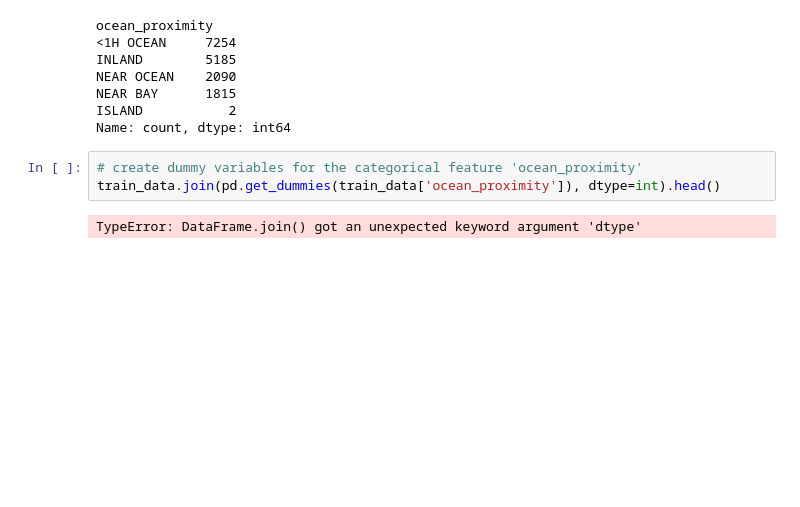
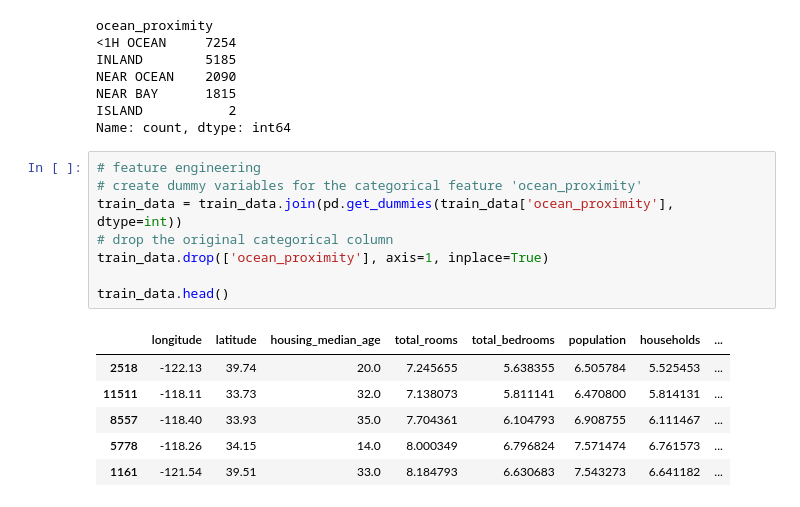
Before and after one commit to anhvw/ml-model-house-price-prediction, a Jupyter notebook: house-price-prediction.ipynb, the cells around one changed output. Drawn from its saved outputs; the diff is of its cells as text; blank space fills up the shorter version.

```diff
--- a/house-price-prediction.ipynb
+++ b/house-price-prediction.ipynb
@@ -149,7 +149,17 @@ NEAR BAY      1815
 ISLAND           2
 Name: count, dtype: int64
 # %%
+# feature engineering
 # create dummy variables for the categorical feature 'ocean_proximity'
-train_data.join(pd.get_dummies(train_data['ocean_proximity']), dtype=int).head()
+train_data = train_data.join(pd.get_dummies(train_data['ocean_proximity'], dtype=int))
+# drop the original categorical column
+train_data.drop(['ocean_proximity'], axis=1, inplace=True)
+
+train_data.head()
 # %% [output]
-TypeError: DataFrame.join() got an unexpected keyword argument 'dtype'
+|  | longitude | latitude | housing_median_age | total_rooms | total_bedrooms | population | households | ... |
+| 2518 | -122.13 | 39.74 | 20.0 | 7.245655 | 5.638355 | 6.505784 | 5.525453 | ... |
+| 11511 | -118.11 | 33.73 | 32.0 | 7.138073 | 5.811141 | 6.470800 | 5.814131 | ... |
+| 8557 | -118.40 | 33.93 | 35.0 | 7.704361 | 6.104793 | 6.908755 | 6.111467 | ... |
+| 5778 | -118.26 | 34.15 | 14.0 | 8.000349 | 6.796824 | 7.571474 | 6.761573 | ... |
+| 1161 | -121.54 | 39.51 | 33.0 | 8.184793 | 6.630683 | 7.543273 | 6.641182 | ... |
```
Also changed, not shown: parts of 19 cells of this notebook, 1 other file.
